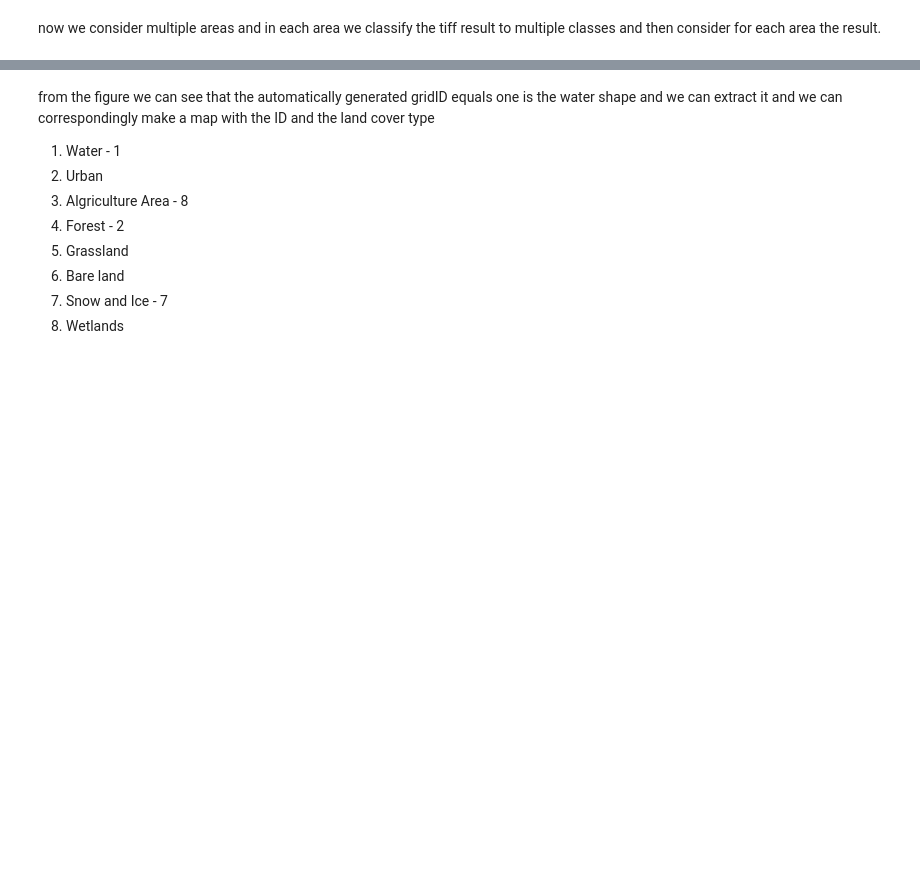
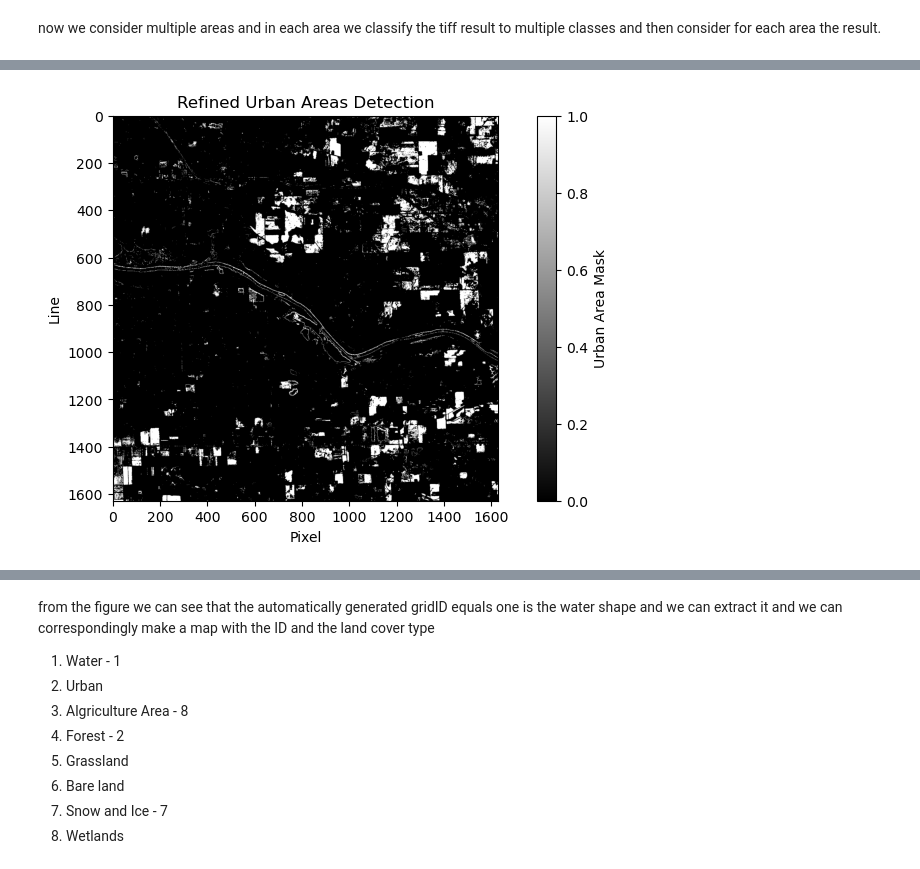
Before and after one commit to sergiozxy/Urban-Effect-Of-Water-Sediment, a Jupyter notebook: final result.ipynb, the cells around one changed output, grey strips where cells are left out. Cells and saved outputs as stored; diff of their text form; code cells hidden in the pictures; blank space fills up the shorter version.

```diff
--- a/final result.ipynb
+++ b/final result.ipynb
@@ -545,0 +616,6 @@ out_unsupervised_classification = IsoClusterUnsupervisedClassification(
+# %%
+os.chdir('../644 final project')
+name_list = []
+for file in os.listdir():
+    if file.endswith(".tif"):
+        name_list.append(file)
@@ -545,0 +704,6 @@ out_unsupervised_classification = IsoClusterUnsupervisedClassification(
+# %%
+os.chdir('../644 final project')
+name_list = []
+for file in os.listdir():
+    if file.endswith(".tif"):
+        name_list.append(file)
@@ -545,0 +728,48 @@ out_unsupervised_classification = IsoClusterUnsupervisedClassification(
+# %%
+def calculate_ndvi(nir_path, red_path):
+    with rasterio.open(nir_path) as nir_src, rasterio.open(red_path) as red_src:
+        nir = nir_src.read(1).astype(float)
+        red = red_src.read(1).astype(float)
+
+        # Calculate NDVI
+        ndvi = (nir - red) / (nir + red + 1e-10)  # Avoid division by zero
+        return ndvi
+
+def calculate_ndbi(nir_path, swir_path):
+    with rasterio.open(nir_path) as nir_src, rasterio.open(swir_path) as swir_src:
+        nir = nir_src.read(1).astype(float)
+        swir = swir_src.read(1).astype(float)
+
+        # Calculate NDBI
+        ndbi = (swir - nir) / (swir + nir + 1e-10)  # Avoid division by zero
+        return ndbi
+
+for i in range(0, len(name_list)):
+    red_band_path = os.path.join("../outputs", name_list[i].replace('_composite', '_B04'))
+    swir_band_path = os.path.join("../outputs", name_list[i].replace('_composite', '_B11'))
+    nir_band_path = os.path.join("../outputs", name_list[i].replace('_composite', '_B08'))
+    # now calculate the mndwi index and export it to .tif
+    ndvi = calculate_ndvi(nir_band_path, red_band_path)
+    ndbi = calculate_ndbi(nir_band_path, swir_band_path)
+
+    # Assuming urban areas have low NDVI and high NDBI
+    # Apply a mask to reduce false positives in mountainous regions
+    urban_mask = (ndbi > 0.1) & (ndvi < 0.2)  # Thresholds can be adjusted based on analysis needs
+
+    with rasterio.open(red_band_path) as src:
+        profile = src.profile
+        profile.update(dtype=rasterio.uint8, count=1)
+        with rasterio.open(os.path.join("../index_result", 'urban_mask_{}.tif'.format(name_list[i].replace('_composite', '_urban'))), 'w', **profile) as dst:
+            dst.write((urban_mask * 255).astype(rasterio.uint8), 1)  # Convert boolean mask to uint8
+
+
+# Visualize the refined urban areas mask
+plt.figure(figsize=(10, 5))
+plt.imshow(urban_mask, cmap='gray')
+plt.colorbar(label='Urban Area Mask')
+plt.title('Refined Urban Areas Detection')
+plt.xlabel('Pixel')
+plt.ylabel('Line')
+plt.show()
+# %% [output]
+[figure, added]
```
Also changed, not shown: parts of 65 cells of this notebook.
